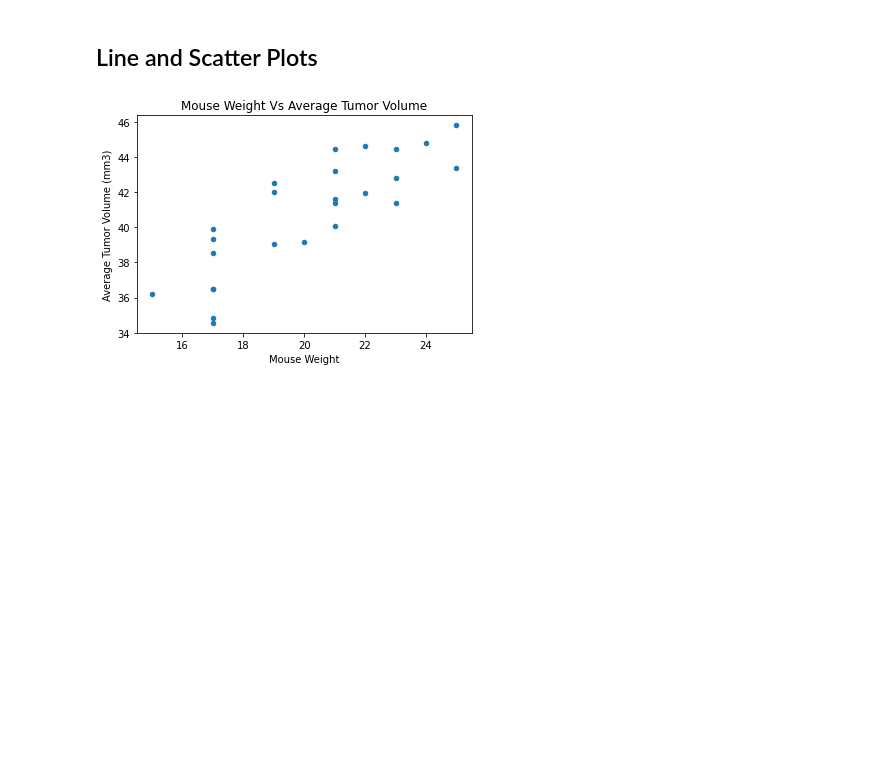
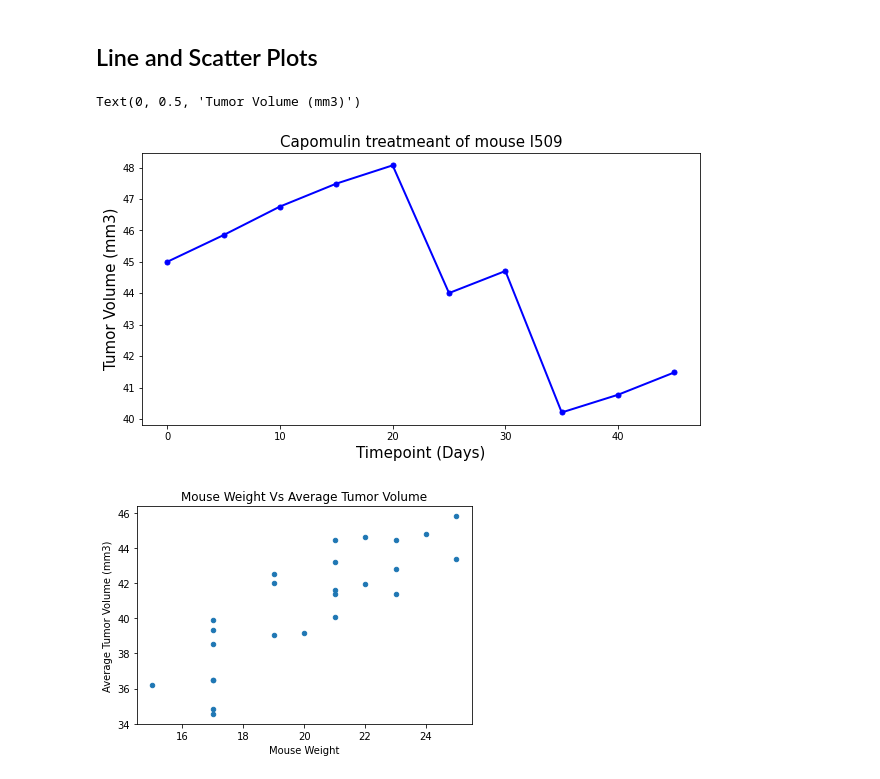
Before and after one commit to StephenTrella/MatPlotLibChallenge, a Jupyter notebook: pymaceuticals_starter.ipynb, the cells around one changed output. Cells and saved outputs as stored; diff of their text form; code cells hidden in the pictures; blank space fills up the shorter version.

```diff
--- a/pymaceuticals_starter.ipynb
+++ b/pymaceuticals_starter.ipynb
@@ -282,3 +280,20 @@ plt.show()
+# %%
+# Generate a line plot of tumor volume vs. time point for a mouse treated with Capomulin
+
+LinePlot_df = Capomulin_df.loc[Capomulin_df["Mouse ID"] == "l509"]
+LinePlot_df
+
+x_axis = LinePlot_df["Timepoint"]
+Tumor_Size = LinePlot_df["Tumor Volume (mm3)"]
+
+fig1, ax1 = plt.subplots(figsize=(10, 5))
+plt.title('Capomulin treatmeant of mouse l509',fontsize =15)
+plt.plot(x_axis, Tumor_Size,linewidth=2, markersize=5,marker="o",color="blue")
+plt.xlabel('Timepoint (Days)',fontsize =15)
+plt.ylabel('Tumor Volume (mm3)',fontsize =15)
+# %% [output]
+Text(0, 0.5, 'Tumor Volume (mm3)')
+[figure, added]
 # %%
 # Generate a scatter plot of average tumor volume vs. mouse weight for the Capomulin regimen
 ScatterData = mouse_study_combine[(mouse_study_combine["Drug Regimen"] == "Capomulin")]
```
Also changed, not shown: parts of 1 cell of this notebook.
